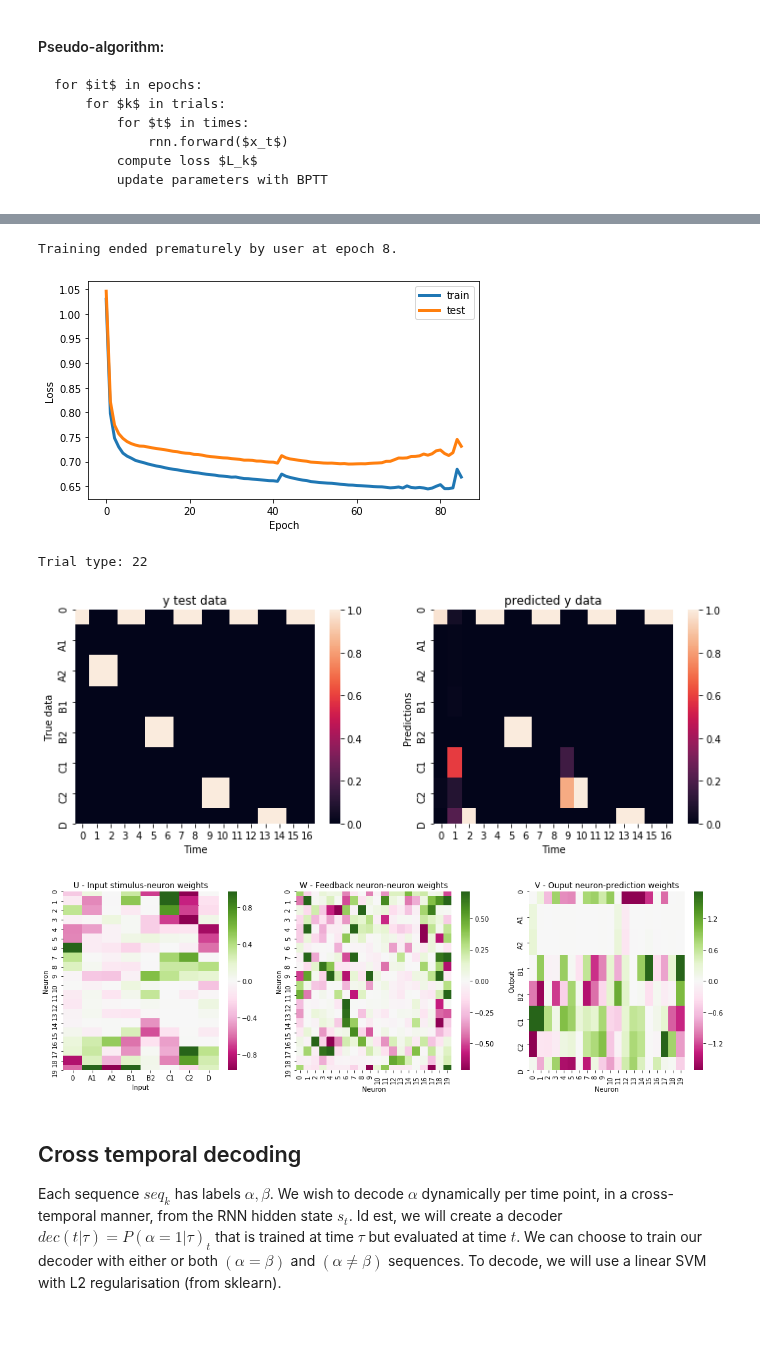
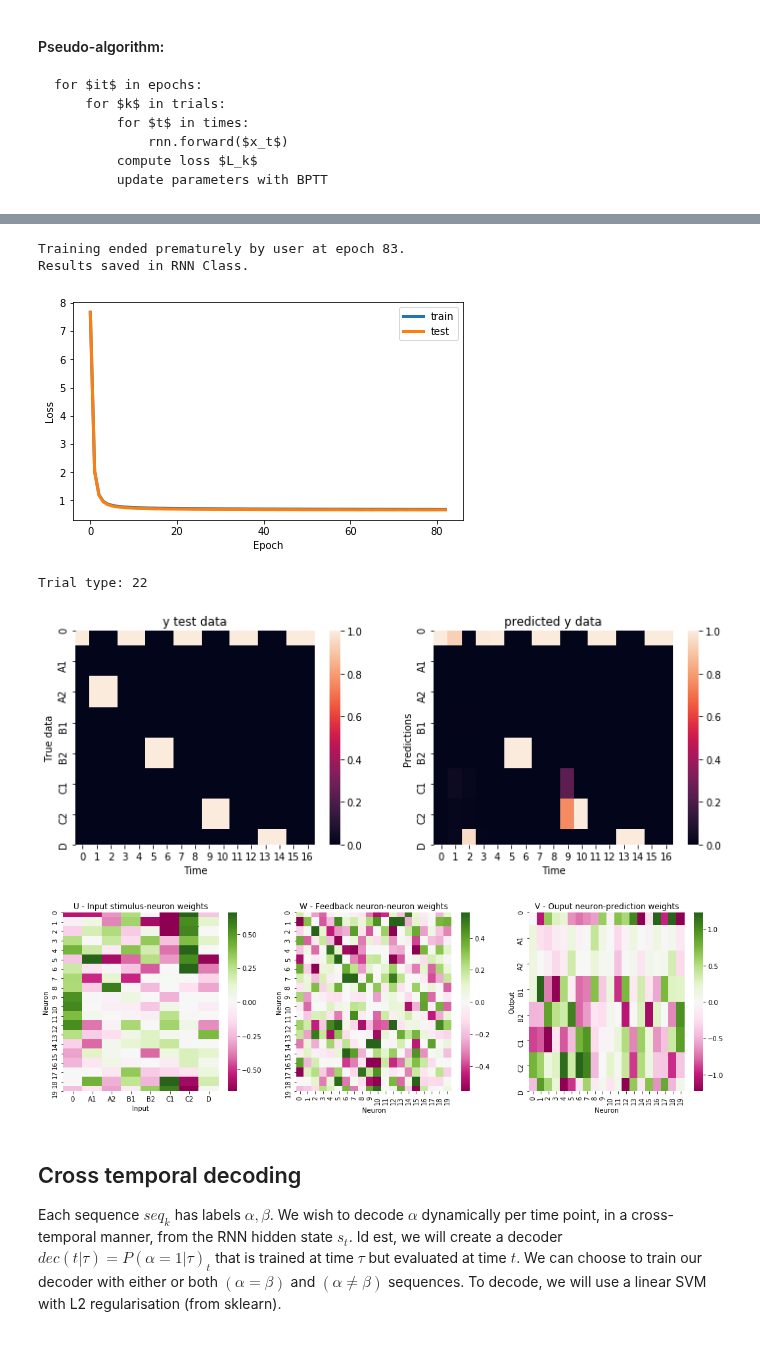
Before and after one commit to vdplasthijs/eavesdropping, a Jupyter notebook: bptt_sequence_coding.ipynb, the cells around one changed output, grey strips where cells are left out. Saved outputs shown, nothing was run; the diff lists cells and outputs as text; code cells hidden in the pictures.

Commit message:
full training & decoder fun

```diff
--- a/bptt_sequence_coding.ipynb
+++ b/bptt_sequence_coding.ipynb
@@ -133,11 +133,11 @@ Tricky.. Maybe start on each trials with either zero, or small-magnitude noise,
 ## Set training parameters:
 t_dict['n_nodes'] = 20  # number of nodes in the RNN
 if d_dict['doublesse']:
-    t_dict['learning_rate'] = 0.01
+    t_dict['learning_rate'] = 0.002  # algorithm lr
 elif d_dict['doublesse'] is False:
     t_dict['learning_rate'] = 0.05
 t_dict['bs'] = 1  # batch size
-t_dict['n_epochs'] = 100
+t_dict['n_epochs'] = 40  # training epochs
 t_dict['l1_param'] = 5e-4  # L1 regularisation in loss function
-t_dict['check_conv'] = False
-t_dict['conv_rel_tol'] = 5e-4  # terminate training if relative difference between two epochs is smaller than this
+t_dict['check_conv'] = False  # check for convergence (and abort if converged)
+t_dict['conv_rel_tol'] = 5e-4  # assess convergence by relative difference between two epochs is smaller than this
@@ -151,13 +184,16 @@ rnn.set_info(param_dict={**d_dict, **t_dict})
 rnn = bp.bptt_training(rnn=rnn, optimiser=opt, dict_training_params=t_dict,
                 x_train=x_train, x_test=x_test, y_train=y_train, y_test=y_test)
 # %% [output]
-Training ended prematurely by user at epoch 8.
+Training ended prematurely by user at epoch 83.
+Results saved in RNN Class.
 # %%
+## Plot train/test loss during training
 plt.rcParams['figure.figsize'] = (7, 4)
 ax_conv = pr.plot_train_test_perf(rnn_model=rnn, ax=plt.subplot(111))
 # %% [output]
-[figure, old version]
+[figure, new version]
 # %%
+## Plot example test sample & prediction
 k = 0
 print(f'Trial type: {labels_test[k]}')
 pred = bp.compute_full_pred(x_test[k,:,:], model=rnn)
@@ -172,13 +208,14 @@ sns.heatmap(pred.mean(0).detach().numpy().T, vmax=1, vmin=0, yticklabels=freq_la
 plt.title("predicted y data"); plt.xlabel('Time'); plt.ylabel("Predictions");
 # %% [output]
 Trial type: 22
-[figure, old version]
+[figure, new version]
 # %%
+## Plot weight matrices U, W, V
 plt.rcParams['figure.figsize'] = (18, 5)
-# w_order = bp.opt_leaf(w_mat=rnn.lin_input, dim=0)
+w_order = pr.opt_leaf(w_mat=rnn.lin_input, dim=0)
 _ = pr.plot_all_UWV(rnn_model=rnn, freq_labels=freq_labels, weight_order=w_order)
 # %% [output]
-[figure, old version]
+[figure, new version]
 # %% [markdown]
 ## Cross temporal decoding
 
```
Also changed, not shown: parts of 6 cells of this notebook, 1 other file.
